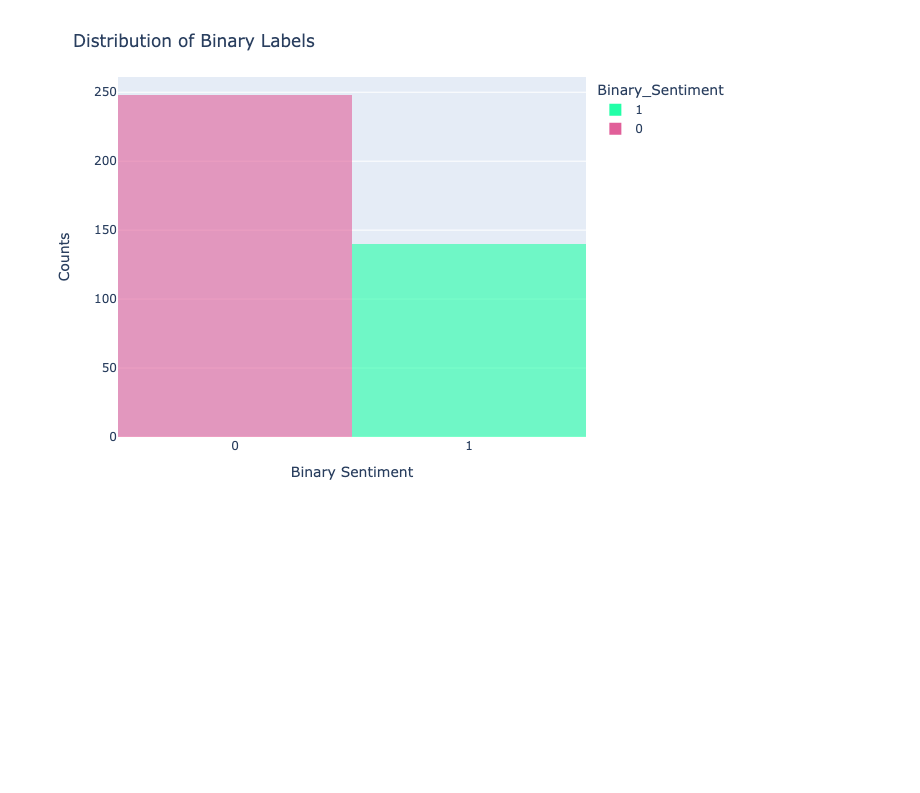
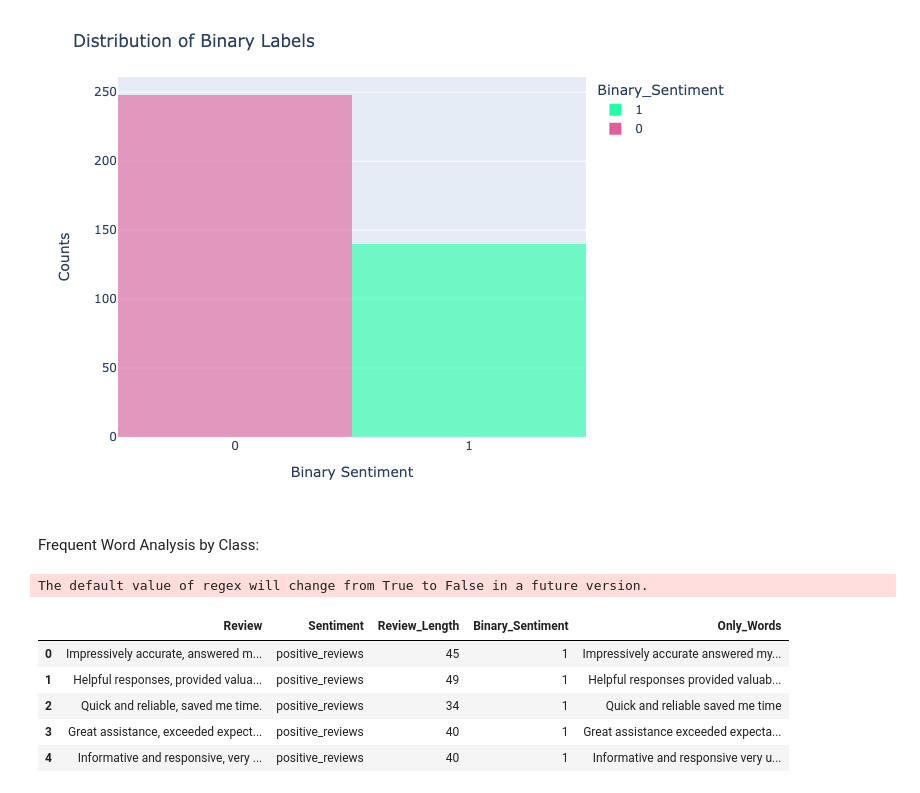
Before and after one commit to tajpatel58/ChatbotReviewer, a Jupyter notebook: Exploration/eda.ipynb, the cells around one changed output. Cells and saved outputs as stored; diff of their text form; code cells hidden in the pictures; blank space fills up the shorter version.

Commit message:
Adding frequency of words analysis

```diff
--- a/Exploration/eda.ipynb
+++ b/Exploration/eda.ipynb
@@ -236,3 +238,19 @@ binary_class_fig.update_layout(title="Distribution of Binary Labels",
 binary_class_fig.show()
 # %% [output]
 [figure]
+# %% [markdown]
+Frequent Word Analysis by Class:
+# %%
+# First lets remove punctuation.
+reviews_df["Only_Words"] = reviews_df["Review"].str.replace('[^a-zA-Z]', ' ')
+# %% [output]
+The default value of regex will change from True to False in a future version.
+# %%
+reviews_df.head()
+# %% [output]
+|  | Review | Sentiment | Review_Length | Binary_Sentiment | Only_Words |
+| 0 | Impressively accurate, answered m... | positive_reviews | 45 | 1 | Impressively accurate answered my... |
+| 1 | Helpful responses, provided valua... | positive_reviews | 49 | 1 | Helpful responses provided valuab... |
+| 2 | Quick and reliable, saved me time. | positive_reviews | 34 | 1 | Quick and reliable saved me time |
+| 3 | Great assistance, exceeded expect... | positive_reviews | 40 | 1 | Great assistance exceeded expecta... |
+| 4 | Informative and responsive, very ... | positive_reviews | 40 | 1 | Informative and responsive very u... |
```
Also changed, not shown: parts of 2 cells of this notebook.
